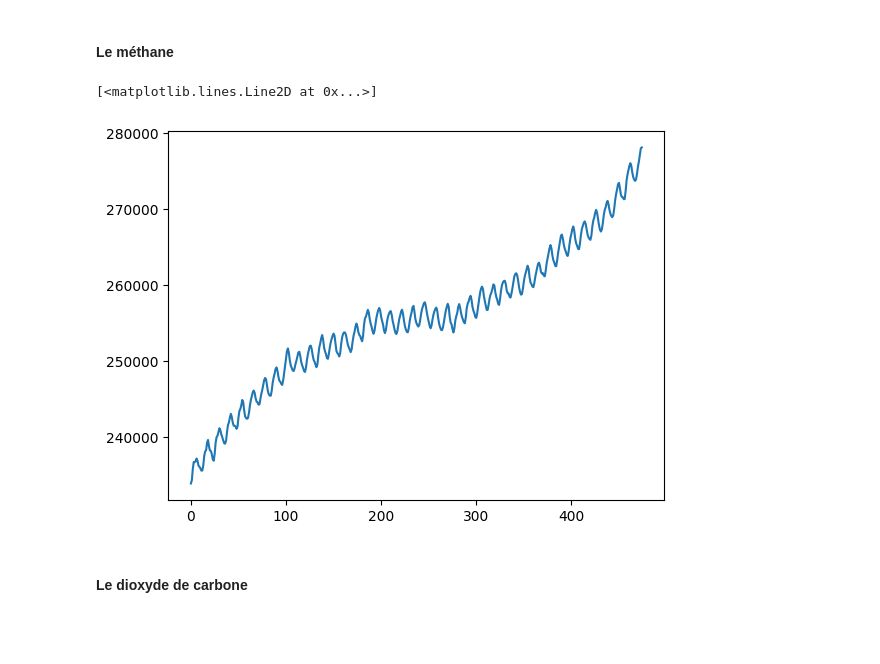
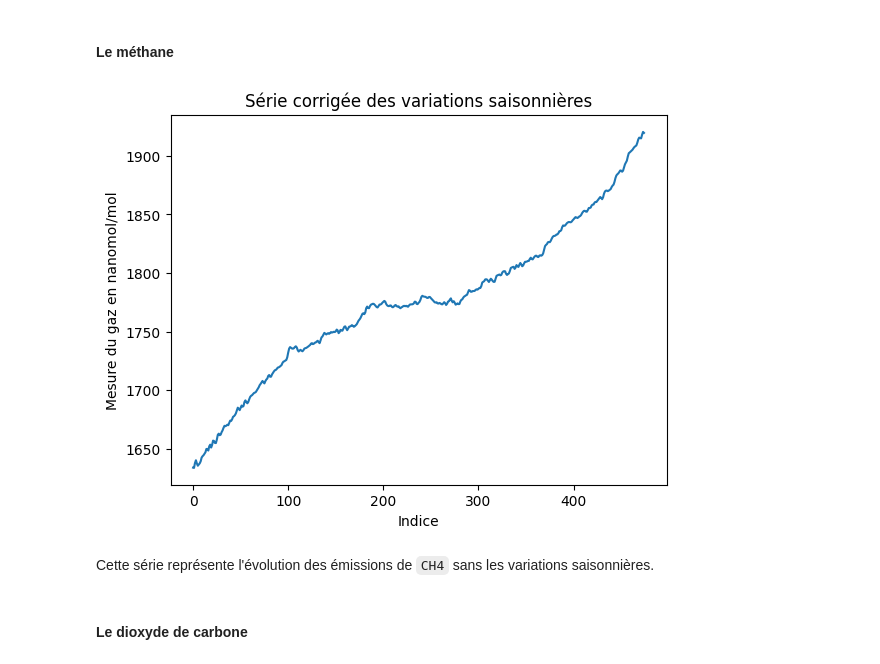
Before and after one commit to baptistegeorget/AnalyseGaz, a Jupyter notebook: Projet stats.ipynb, the cells around one changed output. Cells and saved outputs as stored; diff of their text form; code cells hidden in the pictures; blank space fills up the shorter version.

```diff
--- a/Projet stats.ipynb
+++ b/Projet stats.ipynb
@@ -345,7 +345,7 @@ On observe une tendance croissante, cette tendance correspond à l'évolution gl
 # %%
 forecasts = []
 for i in range(475, 499):
-    forecasts.append(f_ch4(i) + list_monthly_coefficient_ch4_corrected[i % 12])
+    forecasts.append(f_ch4(i) + list_monthly_coefficient_ch4_corrected[(i + 1) % 12])
 plt.plot(pd.DataFrame(forecasts, columns=["forecasts"]))
 plt.ylabel("Mesure du gaz en nanomol/mol")
 plt.xlabel("Indice")
@@ -360,7 +360,7 @@ La méthode de prévision prend en compte les variations saisonnières, en suiva
 # %%
 forecasts = []
 for i in range(782, 806):
-    forecasts.append(f_co2(i) + list_monthly_coefficient_co2_corrected[i % 12])
+    forecasts.append(f_co2(i) + list_monthly_coefficient_co2_corrected[(i + 4) % 12])
 plt.plot(pd.DataFrame(forecasts, columns=["forecasts"]))
 plt.ylabel("Mesure du gaz en nanomol/mol")
 plt.xlabel("Indice")
@@ -459,6 +459,6 @@ list_monthly_coefficient_co2
 # %%
 list_monthly_coefficient_ch4_corrected = []
 for i in range(12):
-    list_monthly_coefficient_ch4_corrected.append(list_monthly_coefficient_ch4[i] / sum(list_monthly_coefficient_ch4) / 12)
+    list_monthly_coefficient_ch4_corrected.append(list_monthly_coefficient_ch4[i] / (sum(list_monthly_coefficient_ch4) / 12))
 list_monthly_coefficient_ch4_corrected
 # %% [output]
@@ -479,6 +479,6 @@ list_monthly_coefficient_ch4_corrected
 # %%
 list_monthly_coefficient_co2_corrected = []
 for i in range(12):
-    list_monthly_coefficient_co2_corrected.append(list_monthly_coefficient_co2[i] / sum(list_monthly_coefficient_co2) / 12)
+    list_monthly_coefficient_co2_corrected.append(list_monthly_coefficient_co2[i] / (sum(list_monthly_coefficient_co2) / 12))
 list_monthly_coefficient_co2_corrected
 # %% [output]
@@ -499,13 +499,18 @@ list_monthly_coefficient_co2_corrected
 # %% [markdown]
 #### Le méthane
 # %%
-# 1 bogue
 corrected_series_ch4 = []
 for i in range(475):
-    corrected_series_ch4.append(df_ch4["average"][i] / list_monthly_coefficient_ch4_corrected[i % 12])
-plt.plot(pd.DataFrame(corrected_series_ch4, columns=["corrected series"]))
+    corrected_series_ch4.append(df_ch4["average"][i] / list_monthly_coefficient_ch4_corrected[(i + 6) % 12])
+df_ch4["corrected series v2"] = pd.DataFrame(corrected_series_ch4, columns=["corrected series"])
+plt.plot(df_ch4["corrected series v2"])
+plt.ylabel("Mesure du gaz en nanomol/mol")
+plt.xlabel("Indice")
+plt.title("Série corrigée des variations saisonnières")
+plt.show()
 # %% [output]
-[<matplotlib.lines.Line2D at 0x...>]
-[figure, old version]
+[figure, new version]
+# %% [markdown]
+Cette série représente l'évolution des émissions de `CH4` sans les variations saisonnières.
 # %% [markdown]
 #### Le dioxyde de carbone
```
Also changed, not shown: parts of 53 cells of this notebook.
